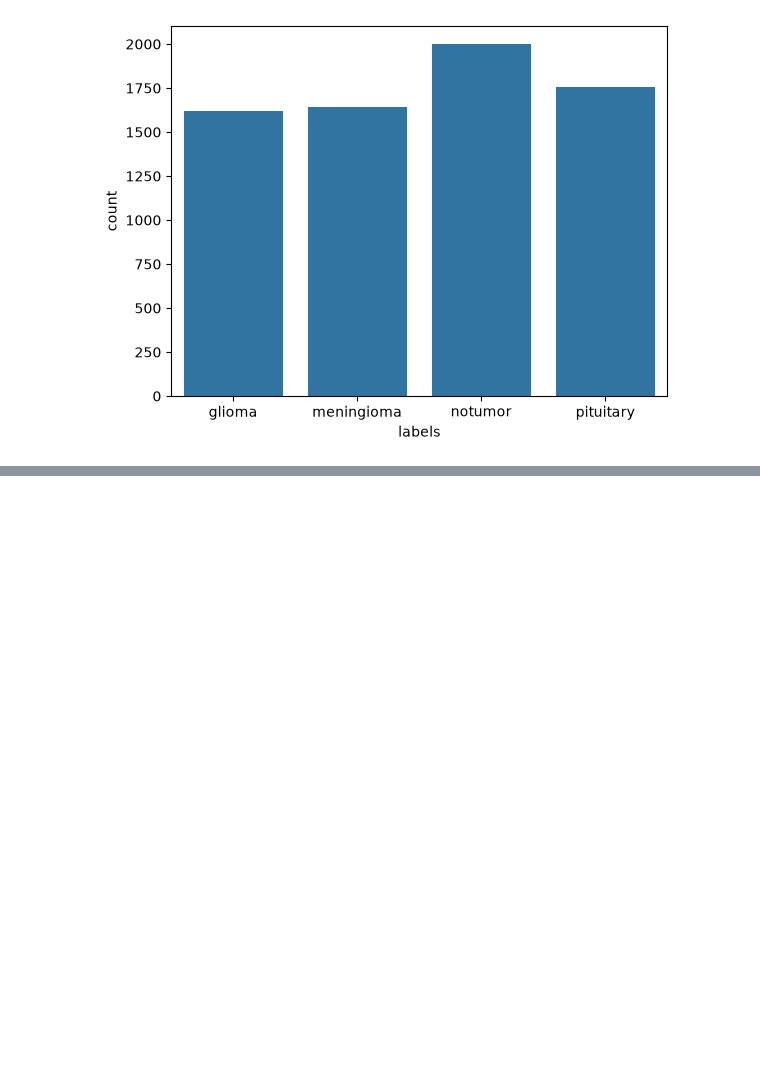
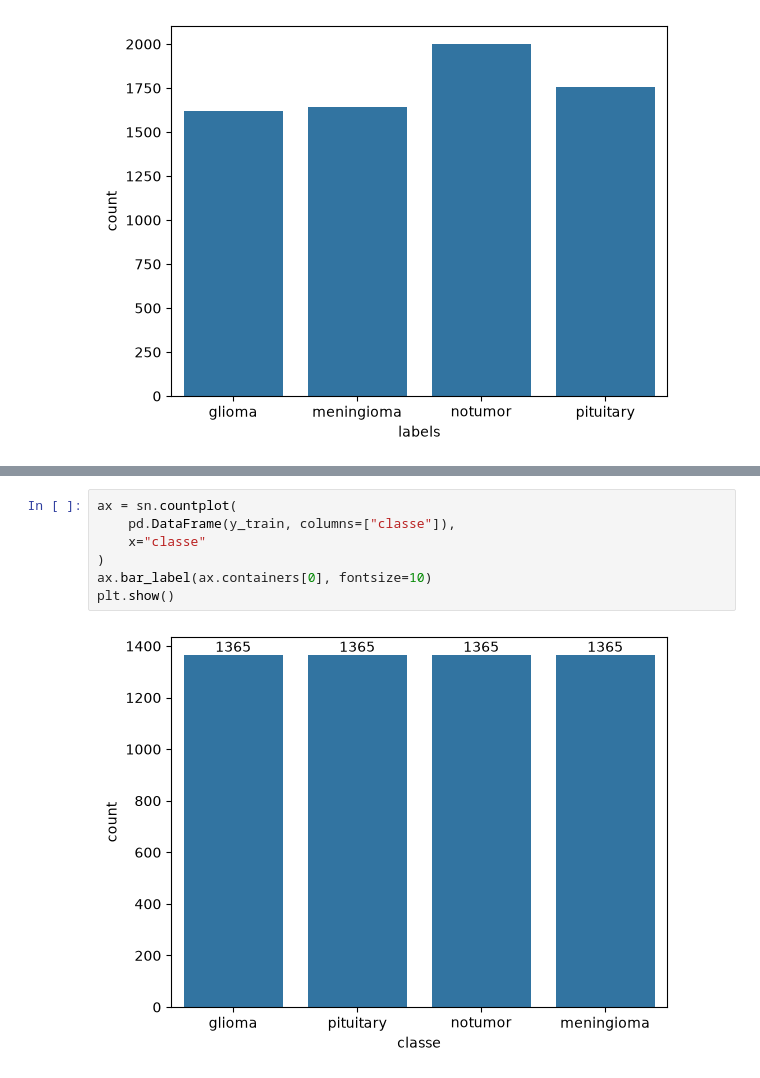
Before and after one commit to kuroi-hime/Diagnostic-des-tumeurs-c-r-brales-par-IA, a Jupyter notebook: notebooks/01_preparation_donnees.ipynb, the cells around one changed output, grey strips where cells are left out. Cells and saved outputs as stored; diff of their text form; blank space fills up the shorter version.

```diff
--- a/notebooks/01_preparation_donnees.ipynb
+++ b/notebooks/01_preparation_donnees.ipynb
@@ -63,0 +179,9 @@ plt.show()
+# %%
+ax = sn.countplot(
+    pd.DataFrame(y_train, columns=["classe"]),
+    x="classe"
+)
+ax.bar_label(ax.containers[0], fontsize=10)
+plt.show()
+# %% [output]
+[figure, added]
```
Also changed, not shown: parts of 6 cells of this notebook, 1 other file.
